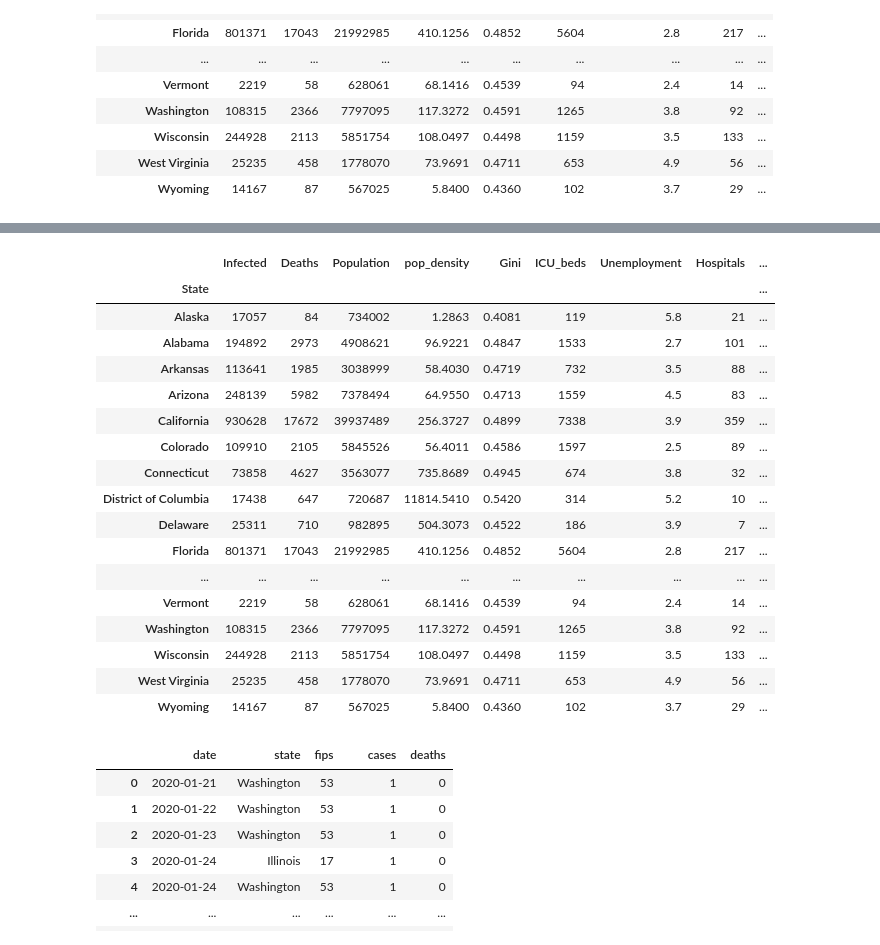
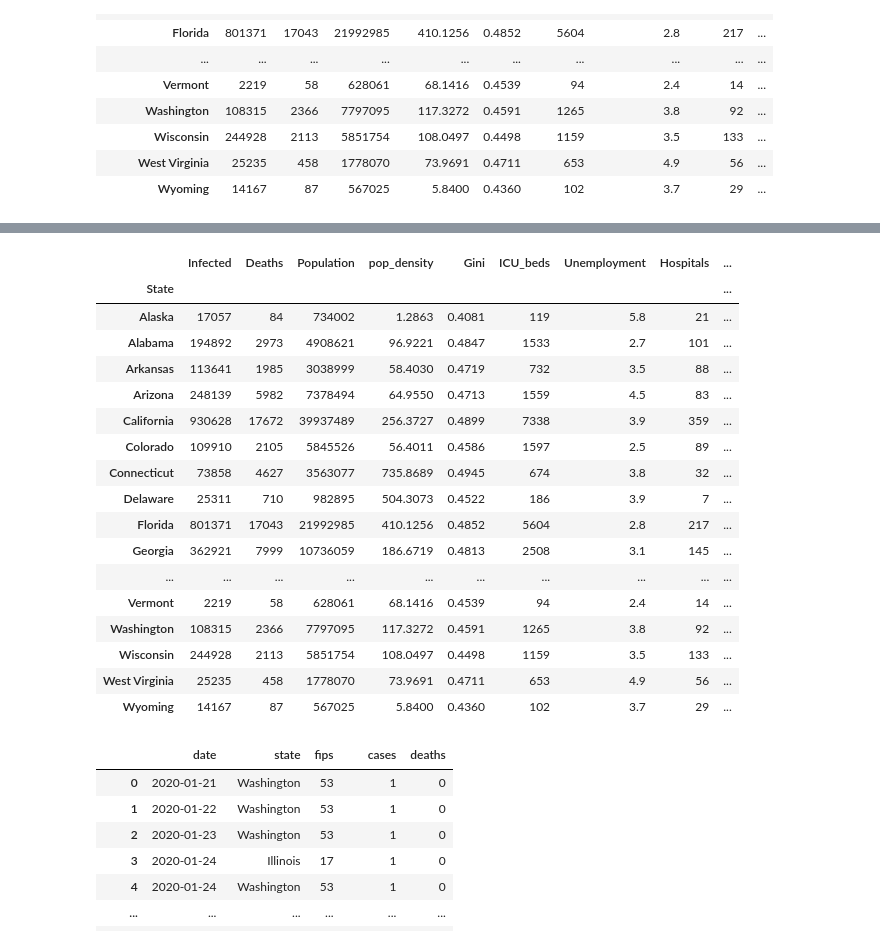
Before and after one commit to Sdcantwell3/Covid_deaths_pop_density, a Jupyter notebook: data_cleaning.ipynb, the cells around one changed output, grey strips where cells are left out. Saved outputs shown, nothing was run; the diff lists cells and outputs as text; code cells hidden in the pictures.

Commit message:
cleaning in progress

```diff
--- a/data_cleaning.ipynb
+++ b/data_cleaning.ipynb
@@ -145,3 +145,7 @@ covid
 | Wisconsin | 244928 | 2113 | 5851754 | 108.0497 | 0.4498 | 1159 | 3.5 | 133 | ... |
 | West Virginia | 25235 | 458 | 1778070 | 73.9691 | 0.4711 | 653 | 4.9 | 56 | ... |
 | Wyoming | 14167 | 87 | 567025 | 5.8400 | 0.4360 | 102 | 3.7 | 29 | ... |
+# %%
+# Remove DC from states
+covid_one = covid.drop(['District of Columbia'])
+covid_one
@@ -148,20 +171,20 @@ covid
 # %%
 # Remove spaces from column names
-clean_covid = covid.rename(columns={'Pop Density': 'pop_density', 'ICU Beds': 'ICU_beds', 'Health Spending': 'health_spending', 'Med-Large Airports': 'Med-large_airports'})
+clean_covid = covid_one.rename(columns={'Pop Density': 'pop_density', 'ICU Beds': 'ICU_beds', 'Health Spending': 'health_spending', 'Med-Large Airports': 'Med-large_airports'})
 clean_covid
 # %% [output]
 |  | Infected | Deaths | Population | pop_density | Gini | ICU_beds | Unemployment | Hospitals | ... |
 | State |  |  |  |  |  |  |  |  | ... |
 | Alaska | 17057 | 84 | 734002 | 1.2863 | 0.4081 | 119 | 5.8 | 21 | ... |
 | Alabama | 194892 | 2973 | 4908621 | 96.9221 | 0.4847 | 1533 | 2.7 | 101 | ... |
 | Arkansas | 113641 | 1985 | 3038999 | 58.4030 | 0.4719 | 732 | 3.5 | 88 | ... |
 | Arizona | 248139 | 5982 | 7378494 | 64.9550 | 0.4713 | 1559 | 4.5 | 83 | ... |
 | California | 930628 | 17672 | 39937489 | 256.3727 | 0.4899 | 7338 | 3.9 | 359 | ... |
 | Colorado | 109910 | 2105 | 5845526 | 56.4011 | 0.4586 | 1597 | 2.5 | 89 | ... |
 | Connecticut | 73858 | 4627 | 3563077 | 735.8689 | 0.4945 | 674 | 3.8 | 32 | ... |
-| District of Columbia | 17438 | 647 | 720687 | 11814.5410 | 0.5420 | 314 | 5.2 | 10 | ... |
 | Delaware | 25311 | 710 | 982895 | 504.3073 | 0.4522 | 186 | 3.9 | 7 | ... |
 | Florida | 801371 | 17043 | 21992985 | 410.1256 | 0.4852 | 5604 | 2.8 | 217 | ... |
+| Georgia | 362921 | 7999 | 10736059 | 186.6719 | 0.4813 | 2508 | 3.1 | 145 | ... |
 | ... | ... | ... | ... | ... | ... | ... | ... | ... | ... |
 | Vermont | 2219 | 58 | 628061 | 68.1416 | 0.4539 | 94 | 2.4 | 14 | ... |
 | Washington | 108315 | 2366 | 7797095 | 117.3272 | 0.4591 | 1265 | 3.8 | 92 | ... |
```
Also changed, not shown: parts of 10 cells of this notebook, 2 other files.
